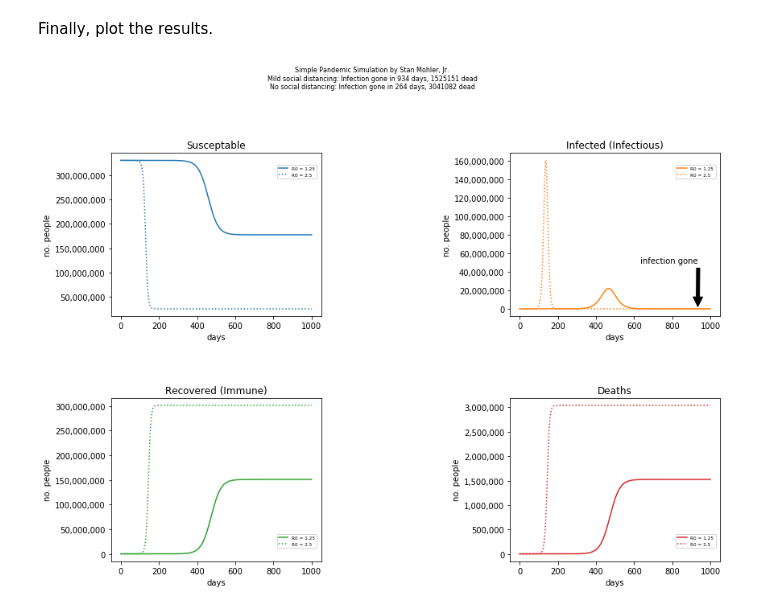
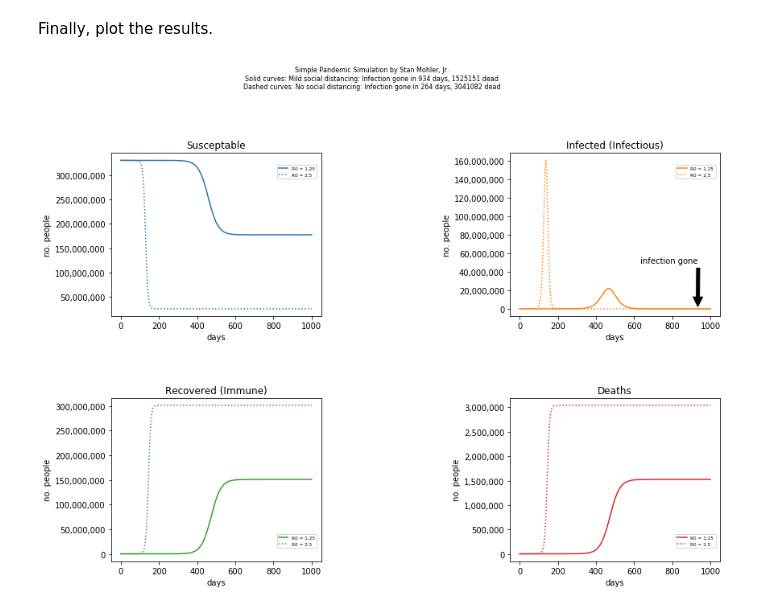
Before and after one commit to stanmohler/SimplePandemicSim, a Jupyter notebook: SimplePandemicSim.ipynb, the cells around one changed output. Cells and saved outputs as stored; diff of their text form; code cells hidden in the pictures.

Commit message:
Refined the Notebook's text.  Tweaked the Python.  Updated the diagram.

```diff
--- a/SimplePandemicSim.ipynb
+++ b/SimplePandemicSim.ipynb
@@ -63,9 +47,9 @@ NUM_DAYS_SIMULATED                 = 1000
 NUM_DAYS_INFECTIOUS                = 14
 DEATH_RATE                         = 0.01
 TOTAL_POPULATION                   = 330e6
-INITIAL_NUM_INFECTIONS             = 1
+INITIAL_NUM_INFECTED               = 1
 
 LOW_INITIAL_REPRODUCTION_NUMBER    = 1.25    # R0, the initial no. of people each contagious person infects
 HIGH_INITIAL_REPRODUCTION_NUMBER   = 2.5     # R0 for less social distancing
-MAX_DAYS_SOCIAL_DISTANCING         = 9999
+MAX_DAYS_SOCIAL_DISTANCING         = 9999    # eventually, both scenarios go back to "normal living"
 # %% [markdown]
@@ -231,14 +231,15 @@ plt.rcParams['figure.figsize'] = 15, 10  # nice big plots
 fig, axs = plt.subplots(2, 2)            # 4 plots
 
 # note the day herd immunity was reached & the no. dead
-hday0 = str(herd_immunity_day[0])
-nd0 = str(int(total_dead[0]))
-hday1 = str(herd_immunity_day[1])
-nd1 = str(int(total_dead[1]))
 
-fig.suptitle('Simple Pandemic Simulation by Stan Mohler, Jr.\nMild social distancing: Infection gone in '
-              + hday0 + ' days, ' + nd0 + ' dead\nNo social distancing: Infection gone in '
-              + hday1 + ' days, ' + nd1 + ' dead', fontsize=8)
+herd_immunity_day_scenario0  = str(herd_immunity_day[0])
+final_num_dead_scenario_0    = str(int(total_dead[0]))
+herd_immunity_day_scenario_1 = str(herd_immunity_day[1])
+final_num_dead_scenario_1    = str(int(total_dead[1]))
+
+fig.suptitle('Simple Pandemic Simulation by Stan Mohler, Jr.\nSolid curves: Mild social distancing: Infection gone in '
+              + herd_immunity_day_scenario0 + ' days, ' + final_num_dead_scenario_0 + ' dead\nDashed curves: No social distancing: Infection gone in '
+              + herd_immunity_day_scenario_1 + ' days, ' + final_num_dead_scenario_1 + ' dead', fontsize=8)
 
 axs[0, 0].set_title('Susceptable')
 axs[0, 1].set_title('Infected (Infectious)')
@@ -251,34 +252,34 @@ for s in range(2):
 
     linestyle = '-'
     label = 'R0 = ' + str(LOW_INITIAL_REPRODUCTION_NUMBER)
 
     if s==1:
         linestyle = ':'
         label = 'R0 = ' + str(HIGH_INITIAL_REPRODUCTION_NUMBER)
 
     axs[0,0].plot(x, num_susceptible_arry_arry[s], 'tab:blue', linestyle=linestyle, label=label)
     axs[0,1].plot(x, num_infected_arry_arry[s], 'tab:orange', linestyle=linestyle, label=label)
     axs[1,0].plot(x, num_immune_arry_arry[s], 'tab:green', linestyle=linestyle, label=label)
     axs[1,1].plot(x, num_dead_arry_arry[s], 'tab:red', linestyle=linestyle, label=label)
 
     axs[0,0].legend(bbox_to_anchor=(0.98, 0.93), loc='upper right', borderaxespad=0.02, fontsize='xx-small')
     axs[0,1].legend(bbox_to_anchor=(0.98, 0.93), loc='upper right', borderaxespad=0.02, fontsize='xx-small')
     axs[1,0].legend(bbox_to_anchor=(0.98, 0.08), loc='lower right', borderaxespad=0.02, fontsize='xx-small')
     axs[1,1].legend(bbox_to_anchor=(0.98, 0.08), loc='lower right', borderaxespad=0.02, fontsize='xx-small')
 
 for ax in axs.flat:
     ax.yaxis.set_major_formatter(mpl.ticker.StrMethodFormatter('{x:,.0f}'))
     ax.set(xlabel='days', ylabel='no. people')
 
 plt.subplots_adjust(left=0.2, bottom=None, right=None, top=0.83, wspace=0.9, hspace=0.5)
 
 axs[0,1].annotate('infection gone', xy=(herd_immunity_day[0], 0), xytext=(herd_immunity_day[0]-300, 50e6),
              arrowprops=dict(facecolor='black', shrink=0.05),
              )
 
 plt.show()
 # %% [output]
-[figure, old version]
+[figure, new version]
 # %% [markdown]
 ## Results
 In the plots above:
```
Also changed, not shown: parts of 5 cells of this notebook, 2 other files.
